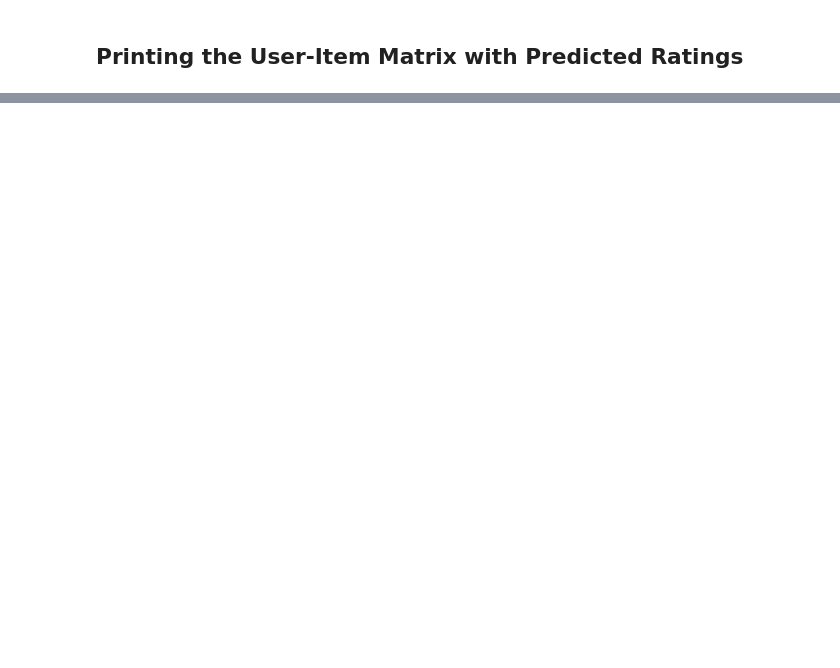
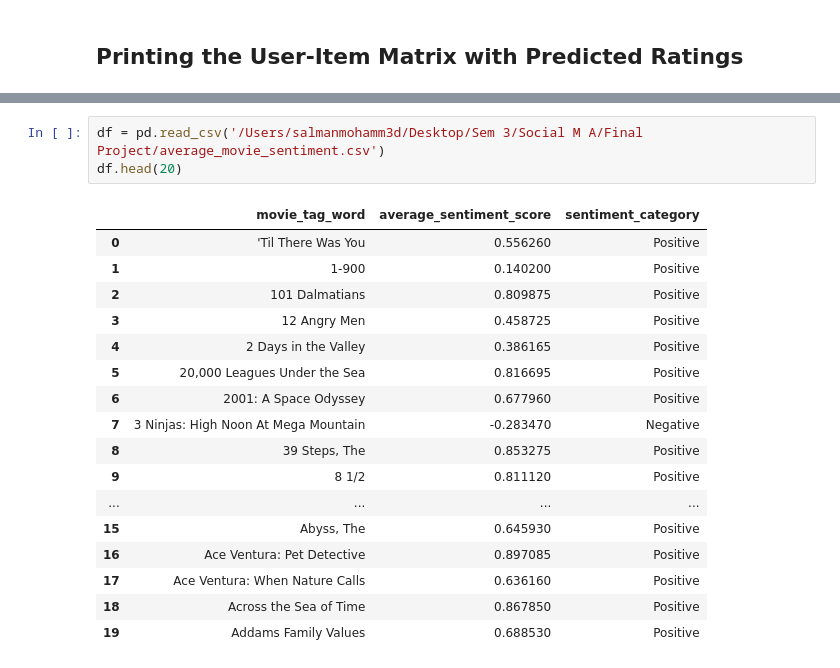
Before and after one commit to Salman-Khan-Mohammed/Final-Project, a Jupyter notebook: Code_file.ipynb, the cells around one changed output, grey strips where cells are left out. Drawn from its saved outputs; the diff is of its cells as text; blank space fills up the shorter version.

```diff
--- a/Code_file.ipynb
+++ b/Code_file.ipynb
@@ -594,0 +847,21 @@ User 943   3.392811   3.336821
+# %%
+df = pd.read_csv('/Users/salmanmohamm3d/Desktop/Sem 3/Social M A/Final Project/average_movie_sentiment.csv')
+df.head(20)
+# %% [output]
+|  | movie_tag_word | average_sentiment_score | sentiment_category |
+| 0 | 'Til There Was You | 0.556260 | Positive |
+| 1 | 1-900 | 0.140200 | Positive |
+| 2 | 101 Dalmatians | 0.809875 | Positive |
+| 3 | 12 Angry Men | 0.458725 | Positive |
+| 4 | 2 Days in the Valley | 0.386165 | Positive |
+| 5 | 20,000 Leagues Under the Sea | 0.816695 | Positive |
+| 6 | 2001: A Space Odyssey | 0.677960 | Positive |
+| 7 | 3 Ninjas: High Noon At Mega Mountain | -0.283470 | Negative |
+| 8 | 39 Steps, The | 0.853275 | Positive |
+| 9 | 8 1/2 | 0.811120 | Positive |
+| ... | ... | ... | ... |
+| 15 | Abyss, The | 0.645930 | Positive |
+| 16 | Ace Ventura: Pet Detective | 0.897085 | Positive |
+| 17 | Ace Ventura: When Nature Calls | 0.636160 | Positive |
+| 18 | Across the Sea of Time | 0.867850 | Positive |
+| 19 | Addams Family Values | 0.688530 | Positive |
```
Also changed, not shown: parts of 33 cells of this notebook, 8 other files.
